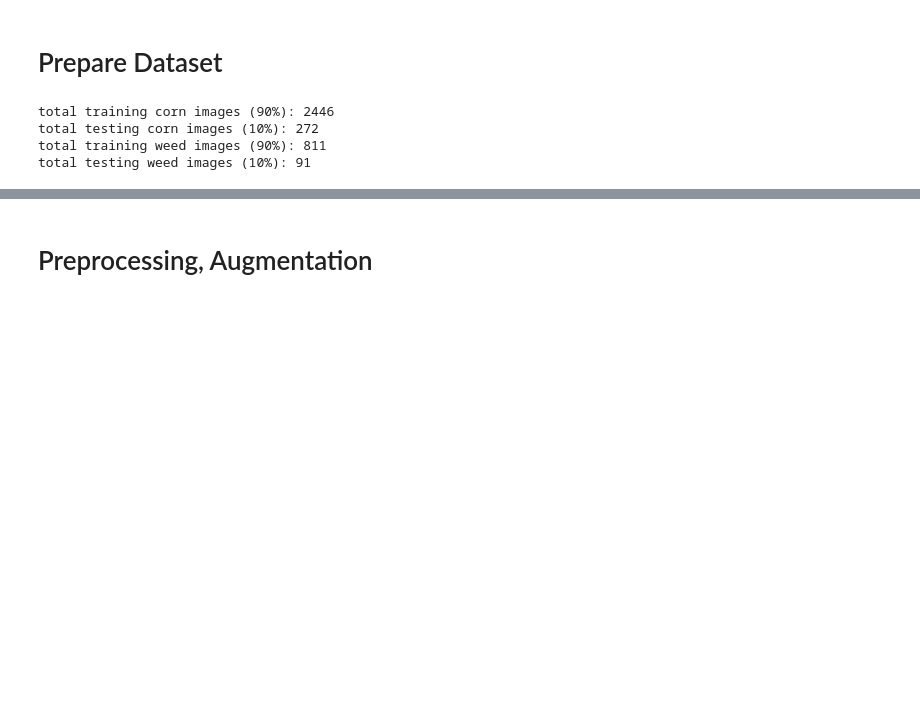
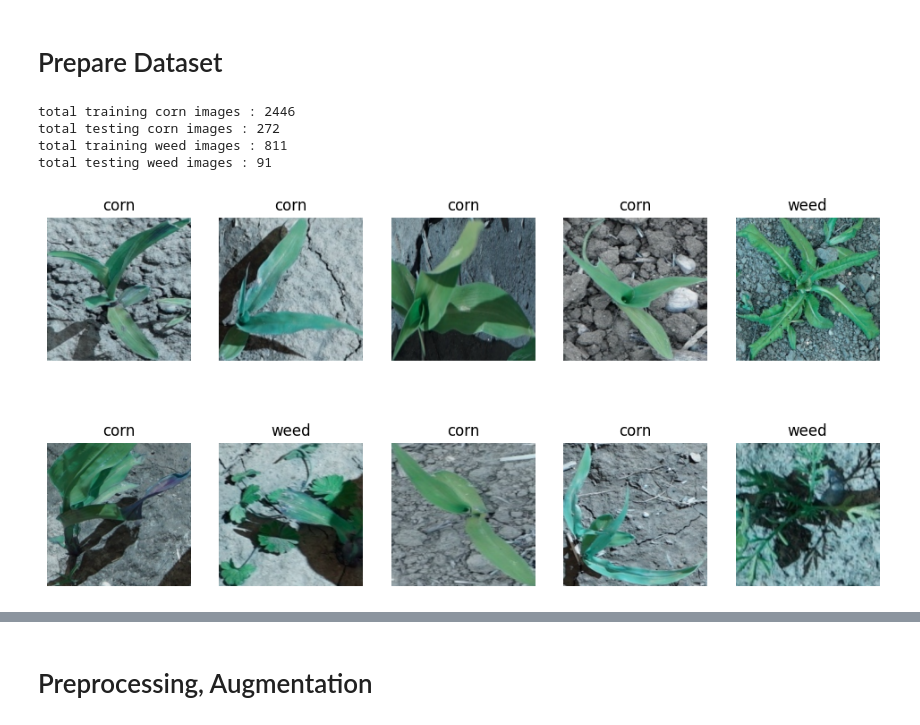
Before and after one commit to MarleeSs/corn-weed-classification-cnn, a Jupyter notebook: programs/CNN.ipynb, the cells around one changed output, grey strips where cells are left out. Cells and saved outputs as stored; diff of their text form; code cells hidden in the pictures; blank space fills up the shorter version.

```diff
--- a/programs/CNN.ipynb
+++ b/programs/CNN.ipynb
@@ -26,34 +26,34 @@ import random
 from shutil import copyfile
 
 
-def split_data(SOURCE, TRAINING, TESTING, RATIO):
-    if not os.path.exists(TRAINING):
-        os.makedirs(TRAINING)
-    if not os.path.exists(TESTING):
-        os.makedirs(TESTING)
+def split_data(source_data, train_data, testing_data, split_ratio):
+    if not os.path.exists(train_data):
+        os.makedirs(train_data)
+    if not os.path.exists(testing_data):
+        os.makedirs(testing_data)
 
     files = []
-    for filename in os.listdir(SOURCE):
-        file = SOURCE + filename
+    for filename in os.listdir(source_data):
+        file = source_data + filename
         if os.path.getsize(file) > 0:
             files.append(filename)
         else:
             print(filename + " is zero length, so ignoring.")
 
-    training_length = int(len(files) * RATIO)
+    training_length = int(len(files) * split_ratio)
     testing_length = int(len(files) - training_length)
     shuffled_set = random.sample(files, len(files))
     training_set = shuffled_set[0:training_length]
     testing_set = shuffled_set[:testing_length]
 
     for filename in training_set:
-        this_file = SOURCE + filename
-        destination = TRAINING + filename
+        this_file = source_data + filename
+        destination = train_data + filename
         copyfile(this_file, destination)
 
     for filename in testing_set:
-        this_file = SOURCE + filename
-        destination = TESTING + filename
+        this_file = source_data + filename
+        destination = testing_data + filename
         copyfile(this_file, destination)
 
 
@@ -62,12 +62,12 @@ if not os.path.exists(train_dir):
     split_data(corn_dir, train_corn_dir, test_corn_dir, ratio)
     split_data(weed_dir, train_weed_dir, test_weed_dir, ratio)
 
-print('total training corn images (90%):', len(os.listdir(train_corn_dir)))
-print('total testing corn images (10%):', len(os.listdir(test_corn_dir)))
-print('total training weed images (90%):', len(os.listdir(train_weed_dir)))
-print('total testing weed images (10%):', len(os.listdir(test_weed_dir)))
+print('total training corn images :', len(os.listdir(train_corn_dir)))
+print('total testing corn images :', len(os.listdir(test_corn_dir)))
+print('total training weed images :', len(os.listdir(train_weed_dir)))
+print('total testing weed images :', len(os.listdir(test_weed_dir)))
 # %% [output]
-total training corn images (90%): 2446
-total testing corn images (10%): 272
-total training weed images (90%): 811
-total testing weed images (10%): 91
+total training corn images : 2446
+total testing corn images : 272
+total training weed images : 811
+total testing weed images : 91
@@ -73,0 +130,35 @@ total testing weed images (10%): 91
+# %%
+def prep_pixels(train, test):
+    train_norm = train.astype('float32')
+    test_norm = test.astype('float32')
+    train_norm = train_norm / 255.0
+    test_norm = test_norm / 255.0
+
+    return train_norm, test_norm
+
+X_train, X_test = prep_pixels(X_train, X_test)
+# %%
+from keras.utils import to_categorical
+
+y_train = to_categorical(y_train)
+y_test = to_categorical(y_test)
+# %%
+import matplotlib.pyplot as plt
+
+nr_rows = 2
+nr_cols = 5
+
+fig, m_axs = plt.subplots(nr_rows, nr_cols, figsize=(12, 6))
+for i in range(nr_rows):
+    for j in range(nr_cols):
+        temp = i*nr_cols+j
+        m_axs[i, j].imshow(X_train[temp])
+        if y_train[temp][0] == 1:
+            m_axs[i, j].set_title('corn')
+        else:
+            m_axs[i, j].set_title('weed')
+        m_axs[i, j].axis('off')
+
+plt.show()
+# %% [output]
+[figure, added]
```
Also changed, not shown: parts of 16 cells of this notebook, 2 other files.
